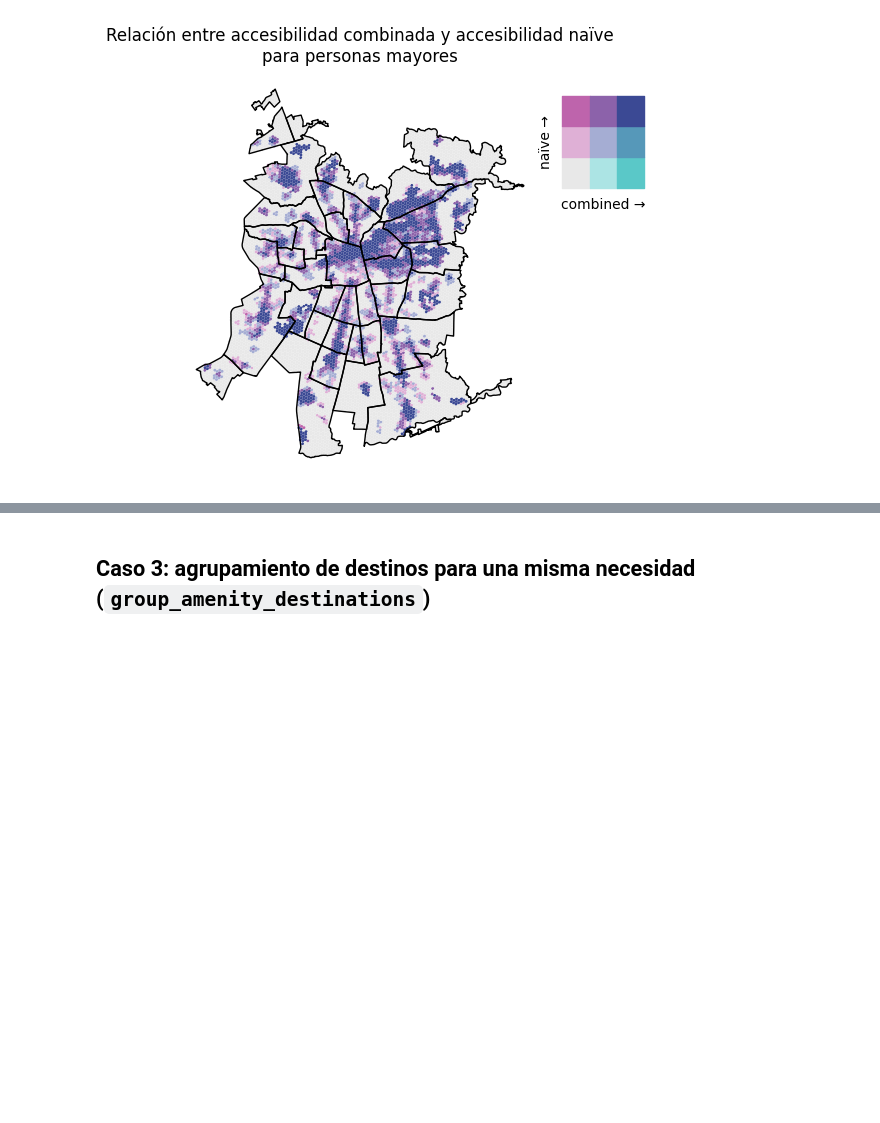
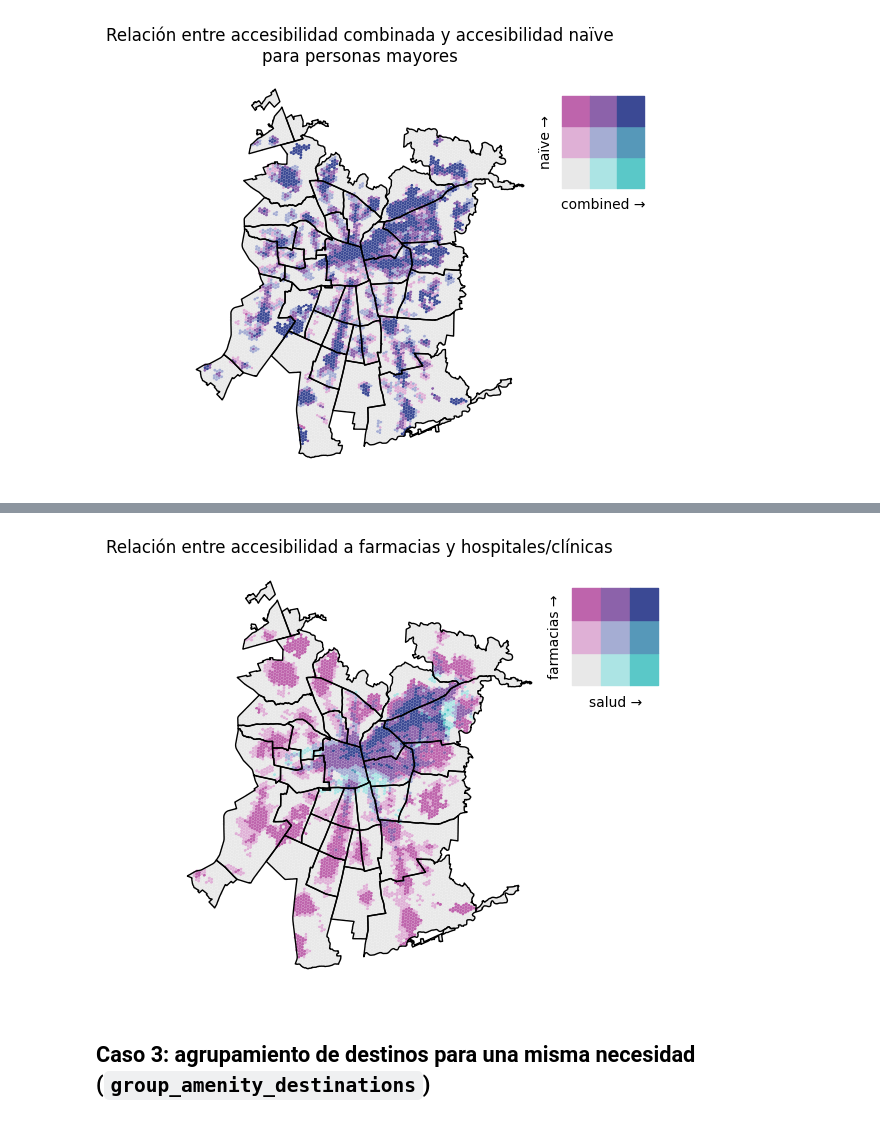
Before and after one commit to claugaete/x-minute-chile, a Jupyter notebook: notebooks/use-cases/merge_ttms.ipynb, the cells around one changed output, grey strips where cells are left out. Cells and saved outputs as stored; diff of their text form; code cells hidden in the pictures; blank space fills up the shorter version.

```diff
--- a/notebooks/use-cases/merge_ttms.ipynb
+++ b/notebooks/use-cases/merge_ttms.ipynb
@@ -403,3 +491,11 @@ TODO
+# %%
+ax = acc.visualize.bivariate_choropleth("farmacias", "salud", legend=True)
+ax.set_axis_off()
+ax.set_title("Relación entre accesibilidad a farmacias y hospitales/clínicas")
+
+plt.tight_layout()
+# %% [output]
+[figure, added]
 # %% [markdown]
 ## Caso 3: agrupamiento de destinos para una misma necesidad (`group_amenity_destinations`)
 # %% [markdown]
```
Also changed, not shown: parts of 19 cells of this notebook.
